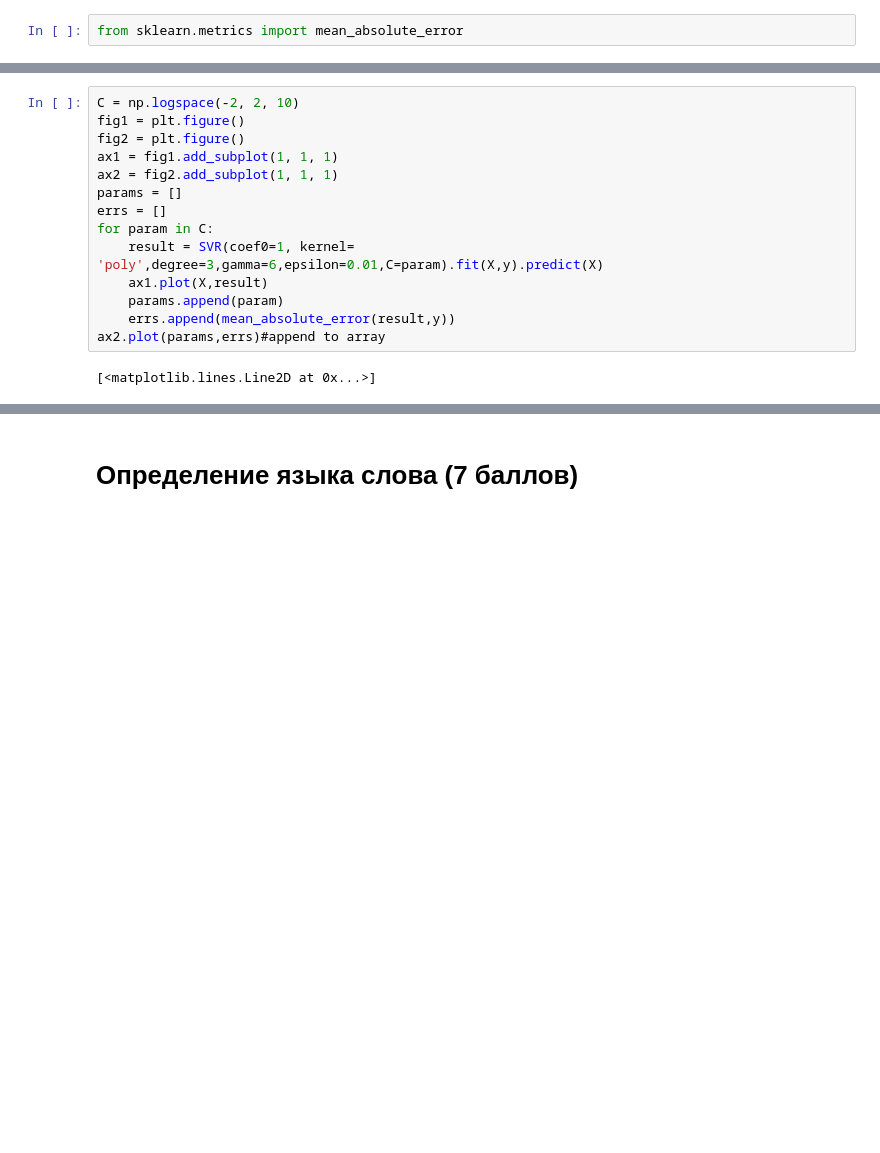
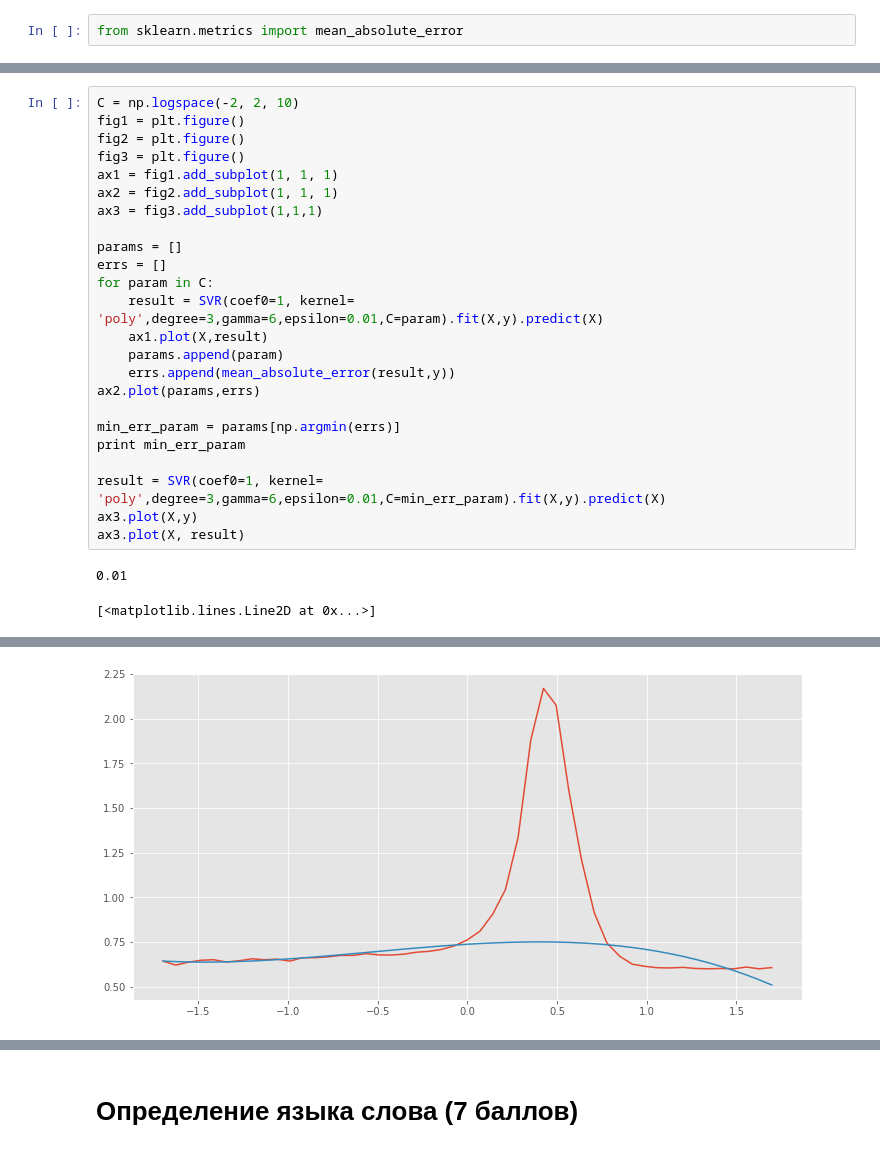
Before and after one commit to PeterZaidel/sphere_ml_2017, a Jupyter notebook: HW5/zaidel-peter-svm.ipynb, the cells around one changed output, grey strips where cells are left out. Cells and saved outputs as stored; diff of their text form; blank space fills up the shorter version.

```diff
--- a/HW5/zaidel-peter-svm.ipynb
+++ b/HW5/zaidel-peter-svm.ipynb
@@ -246,21 +258,33 @@ ax2.plot(params, np.log(errs) )
 # %%
 C = np.logspace(-2, 2, 10)
 fig1 = plt.figure()
 fig2 = plt.figure()
+fig3 = plt.figure()
 ax1 = fig1.add_subplot(1, 1, 1)
 ax2 = fig2.add_subplot(1, 1, 1)
+ax3 = fig3.add_subplot(1,1,1)
+
 params = []
 errs = []
 for param in C:
     result = SVR(coef0=1, kernel= 'poly',degree=3,gamma=6,epsilon=0.01,C=param).fit(X,y).predict(X)
     ax1.plot(X,result)
     params.append(param)
     errs.append(mean_absolute_error(result,y))
-ax2.plot(params,errs)#append to array
+ax2.plot(params,errs)
+
+min_err_param = params[np.argmin(errs)]
+print min_err_param
+
+result = SVR(coef0=1, kernel= 'poly',degree=3,gamma=6,epsilon=0.01,C=min_err_param).fit(X,y).predict(X)
+ax3.plot(X,y)
+ax3.plot(X, result)
 # %% [output]
-[<matplotlib.lines.Line2D at 0x...>]
+0.01
+[<matplotlib.lines.Line2D at 0x...>]
 [figure]
 [figure]
+[figure, added]
 # %%
 C = np.logspace(-2, 2, 10)
 fig1 = plt.figure()
```
Also changed, not shown: parts of 12 cells of this notebook.
